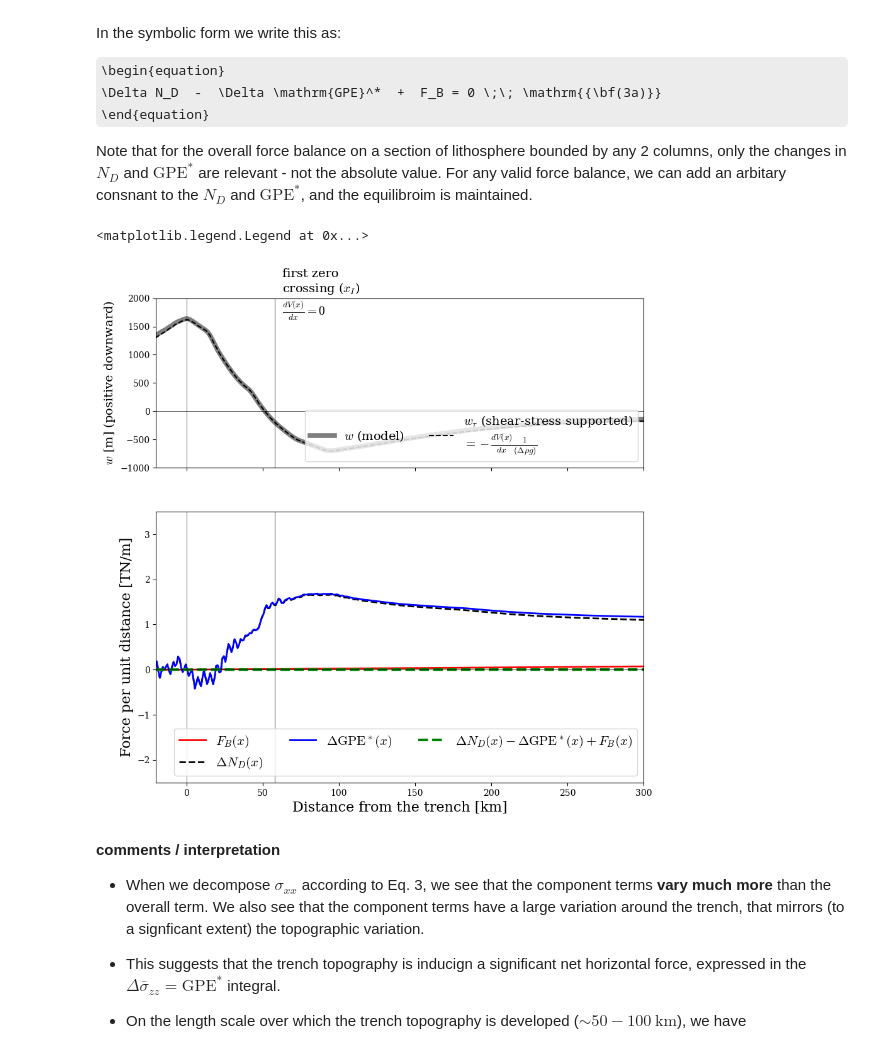
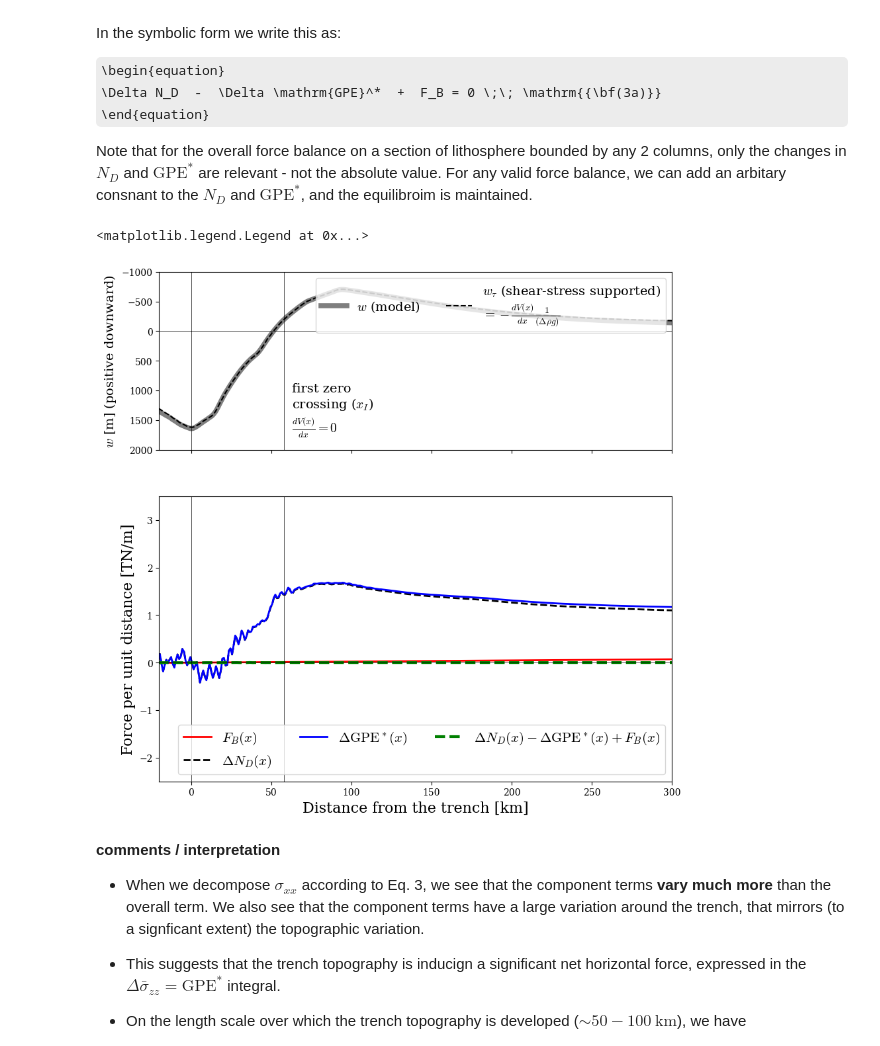
Before and after one commit to dansand/trench_pull_force, a Jupyter notebook: model_analysis/force_balance_single_step.ipynb, the cells around one changed output. Drawn from its saved outputs; the diff is of its cells as text; code cells hidden in the pictures; some formulas as TeX source.

```diff
--- a/model_analysis/force_balance_single_step.ipynb
+++ b/model_analysis/force_balance_single_step.ipynb
@@ -674,7 +674,7 @@ ax1.vlines(1e-3*(xi_loc - x_trench), -5, 5, color='k', lw=0.5)
 ax1.vlines(0, -5000, 5000, color='k', lw=0.5)
 ax1.vlines(1e-3*(xi_loc - x_trench), -5000, 5000, color='k', lw=0.5)
 #ax1.vlines(4e-3*(xi_loc - x_trench), -5000, 5000, color='k', lw=0.5)
-ax1.set_ylim(-1000, 2000)
+ax1.set_ylim(2000, -1000)   # inverted: w positive downward draws downward
 ax1.hlines(0, -100, 1e-3*(vxpts.max() - x_trench), color='k', lw=0.5)
 
 #vtopo, the shear stress gradient supported topo, describes variations relative to a zero level for an isostatco column
@@ -684,7 +684,7 @@ ax1.hlines(0, -100, 1e-3*(vxpts.max() - x_trench), color='k', lw=0.5)
 vtopo_ref = vtopo  - vtopo[xi_indx] + topo_mesh[xi_indx]
 
 ax1.plot(1e-3*(cxpts - x_trench), -vtopo_ref, c = 'k', ls= '--', label = r'$w_\tau$ (shear-stress supported)' + '\n' + r'$=-\frac{dV(x)}{dx}\frac{1}{(\Delta\rho g)}  $')
-ax1.legend(loc=4, fontsize=14, ncols=2)
+ax1.legend(loc='upper right', fontsize=14, ncols=2)
 
 ax1.text(1e-3*(xi_loc - x_trench) + 5, 1700,
          'first zero\ncrossing ' +r'($x_I$)' + '\n' +r'$\frac{dV(x)}{dx}=0$',  fontsize=14)
@@ -716,34 +716,34 @@ ax2.plot(  1e-3*(cxpts - x_trench)[:],
 #         #equation 3
          1e-12*(FB_x_grid[zindx,:] + del_bar_diff_stress[zindx, :] + del_bar_sig_zz[zindx, :] ),
          c= 'g', ls = '--', lw = 3, label = r'$\Delta N_D(x) - \Delta \mathrm{GPE}^*(x) + F_B(x)$' )
 
 
 #the estimated magnityde of the \Delta\mathrm{GPE}^* based on the scaling relationship
 #ax2.vlines(1e-3*(xi_loc - x_trench), 0,  gpe_est*1e-12,
 #           color='k', lw=8, alpha= 0.4, label = r'$\Delta \mathrm{GPE}^*$' + '\n(scaling \nestimate)\n'
 #          + r"$=\Delta P_T z'_{np}$")
 
 ax2.set_xlabel('Distance from the trench [km]', fontsize=16)
 ax2.set_ylabel('Force per unit distance [TN/m]', fontsize=16)
 
 
 ax2.hlines(0, -100, 1e-3*(vxpts.max() - x_trench), color='k', lw=0.5)
 ax2.vlines(0, -5, 5, color='k', lw=0.5)
 ax2.vlines(1e-3*(xi_loc - x_trench), -5, 5, color='k', lw=0.5)
 
 ax2.set_ylim(-2.5, 3.5)
 #ax2.set_xlim(0, 300)
 ax2.set_xlim(-20, 300)
 
 ax2.legend(loc=4, fontsize=15, ncols=3)
 
 #ax2.vlines(5, -5, 5, color='k', lw=0.5)
 
 
 #fig.savefig('./figures/force_balance.png', dpi=100, facecolor='white', bbox_inches='tight')
 # %% [output]
 <matplotlib.legend.Legend at 0x...>
-[figure, old version]
+[figure, new version]
 # %% [markdown]
 
 **comments / interpretation**
```
Also changed, not shown: parts of 1 cell of this notebook.
